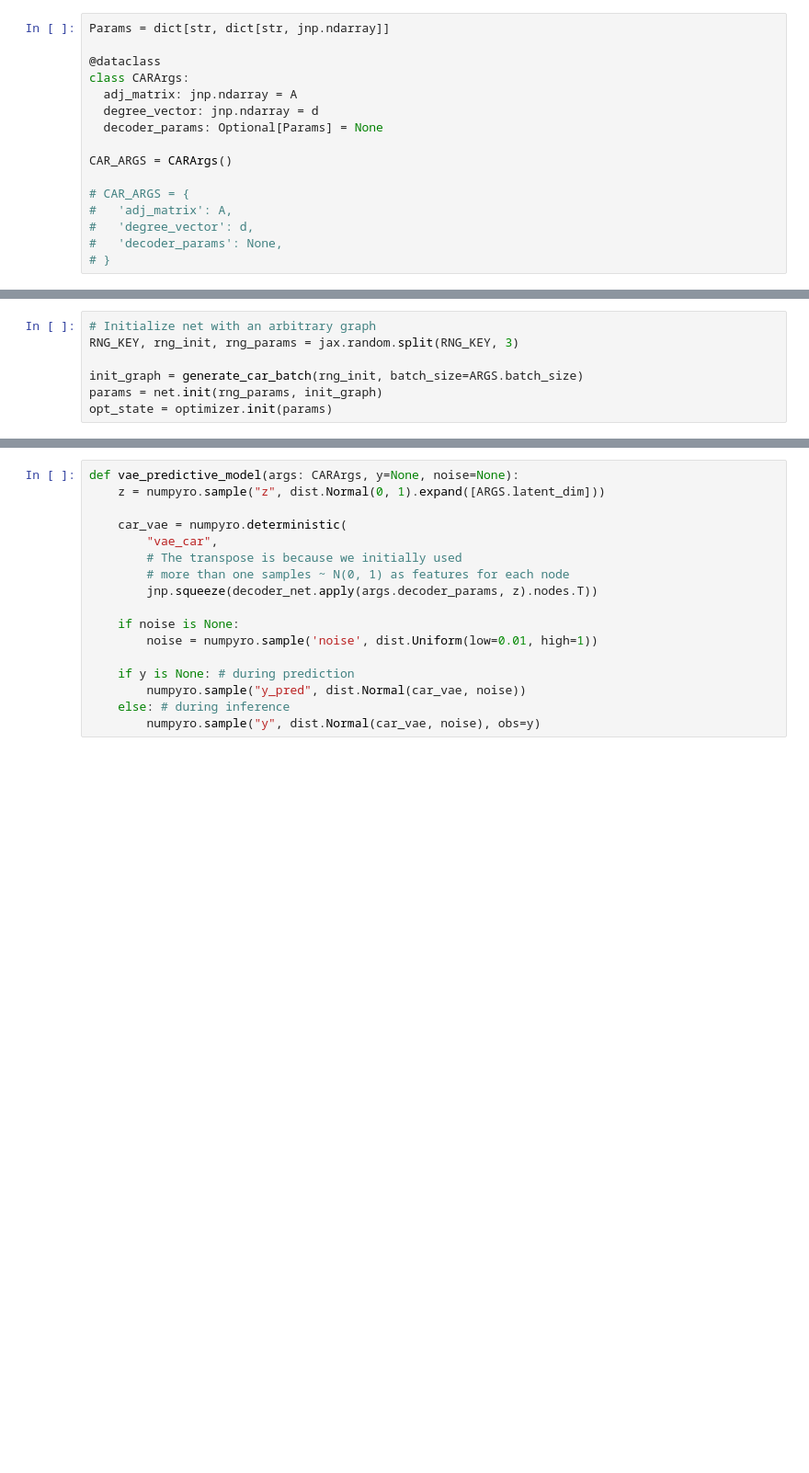
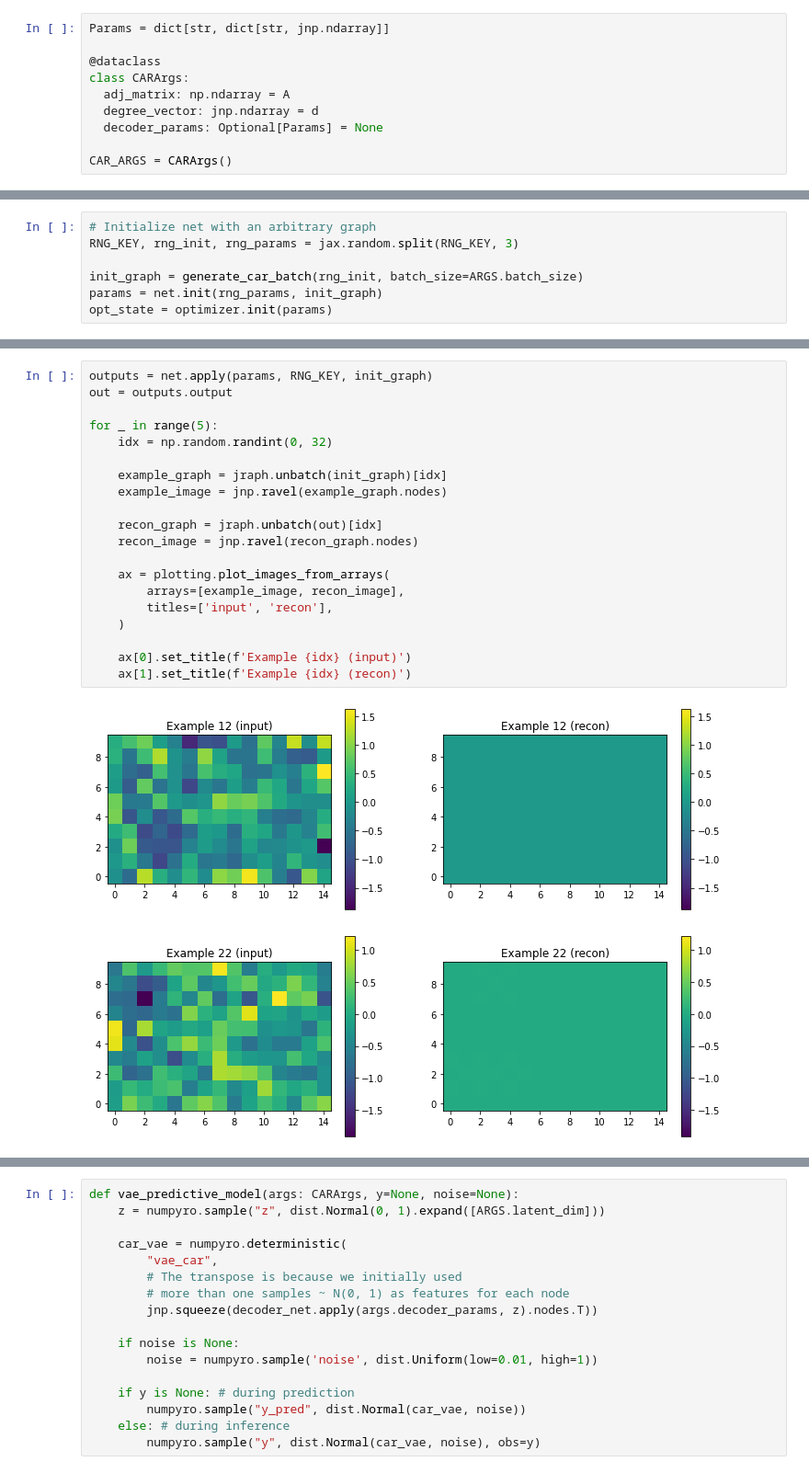
Before and after one commit to salfaris/PriorVGAE, a Jupyter notebook: car_VGAE_notebook.ipynb, the cells around one changed output, grey strips where cells are left out. Shown at 92% size. Cells and saved outputs as stored; diff of their text form; blank space fills up the shorter version.

```diff
--- a/car_VGAE_notebook.ipynb
+++ b/car_VGAE_notebook.ipynb
@@ -62,16 +62,10 @@ Params = dict[str, dict[str, jnp.ndarray]]
 
 @dataclass
 class CARArgs:
-  adj_matrix: jnp.ndarray = A
+  adj_matrix: np.ndarray = A
   degree_vector: jnp.ndarray = d
   decoder_params: Optional[Params] = None
 
 CAR_ARGS = CARArgs()
-
-# CAR_ARGS = {
-#   'adj_matrix': A,
-#   'degree_vector': d,
-#   'decoder_params': None,
-# }
 # %%
 def car_predictive_model(args: CARArgs) -> None:
@@ -258,0 +255,23 @@ plt.show()
+# %%
+outputs = net.apply(params, RNG_KEY, init_graph)
+out = outputs.output
+
+for _ in range(5):
+    idx = np.random.randint(0, 32)
+
+    example_graph = jraph.unbatch(init_graph)[idx]
+    example_image = jnp.ravel(example_graph.nodes)
+
+    recon_graph = jraph.unbatch(out)[idx]
+    recon_image = jnp.ravel(recon_graph.nodes)
+
+    ax = plotting.plot_images_from_arrays(
+        arrays=[example_image, recon_image],
+        titles=['input', 'recon'],
+    )
+
+    ax[0].set_title(f'Example {idx} (input)')
+    ax[1].set_title(f'Example {idx} (recon)')
+# %% [output]
+[figure, added]
+[figure, added]
```
Also changed, not shown: parts of 19 cells of this notebook.
